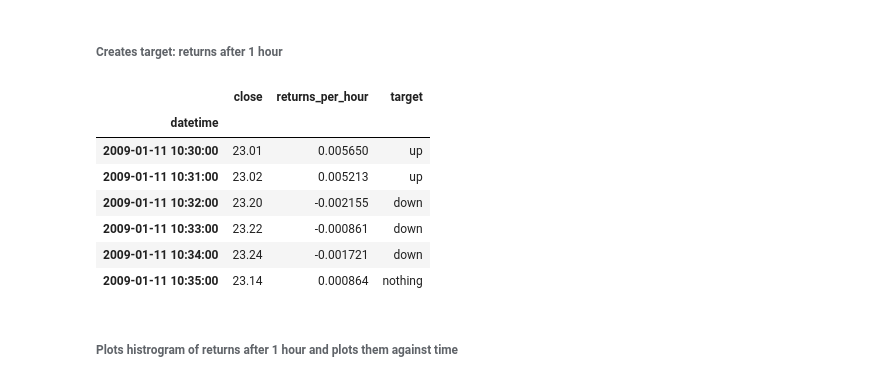
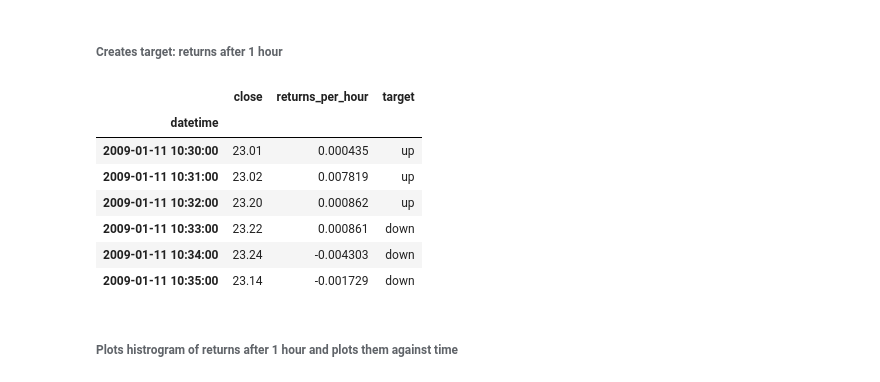
Before and after one commit to Quotermain/sber_stock_analysis, a Jupyter notebook: analysis.ipynb, the cells around one changed output. Drawn from its saved outputs; the diff is of its cells as text; code cells hidden in the pictures.

```diff
--- a/analysis.ipynb
+++ b/analysis.ipynb
@@ -145,17 +145,17 @@ plt.show()
 # %% [markdown]
 ###### Creates target: returns after 1 hour
 # %%
-data['returns_per_hour'] = data.close.pct_change(periods=15).shift(-15)
+data['returns_per_hour'] = data.close.pct_change(periods=1).shift(-1)
 data.head(6)
 # %% [output]
 |  | close | returns_per_hour | target |
 | datetime |  |  |  |
-| 2009-01-11 10:30:00 | 23.01 | 0.005650 | up |
-| 2009-01-11 10:31:00 | 23.02 | 0.005213 | up |
-| 2009-01-11 10:32:00 | 23.20 | -0.002155 | down |
-| 2009-01-11 10:33:00 | 23.22 | -0.000861 | down |
-| 2009-01-11 10:34:00 | 23.24 | -0.001721 | down |
-| 2009-01-11 10:35:00 | 23.14 | 0.000864 | nothing |
+| 2009-01-11 10:30:00 | 23.01 | 0.000435 | up |
+| 2009-01-11 10:31:00 | 23.02 | 0.007819 | up |
+| 2009-01-11 10:32:00 | 23.20 | 0.000862 | up |
+| 2009-01-11 10:33:00 | 23.22 | 0.000861 | down |
+| 2009-01-11 10:34:00 | 23.24 | -0.004303 | down |
+| 2009-01-11 10:35:00 | 23.14 | -0.001729 | down |
 # %% [markdown]
 ###### Plots histrogram of returns after 1 hour and plots them against time
 # %%
```
Also changed, not shown: parts of 13 cells of this notebook.
